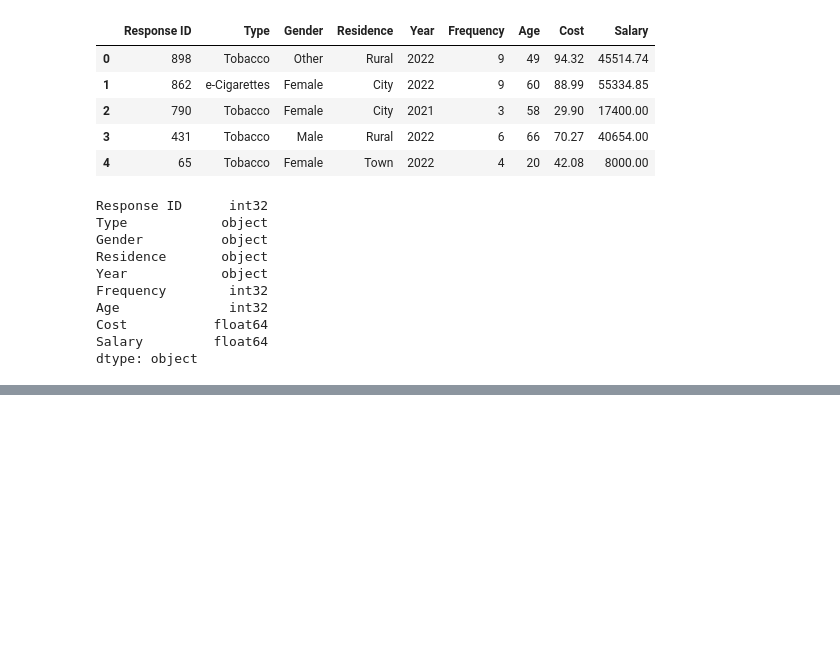
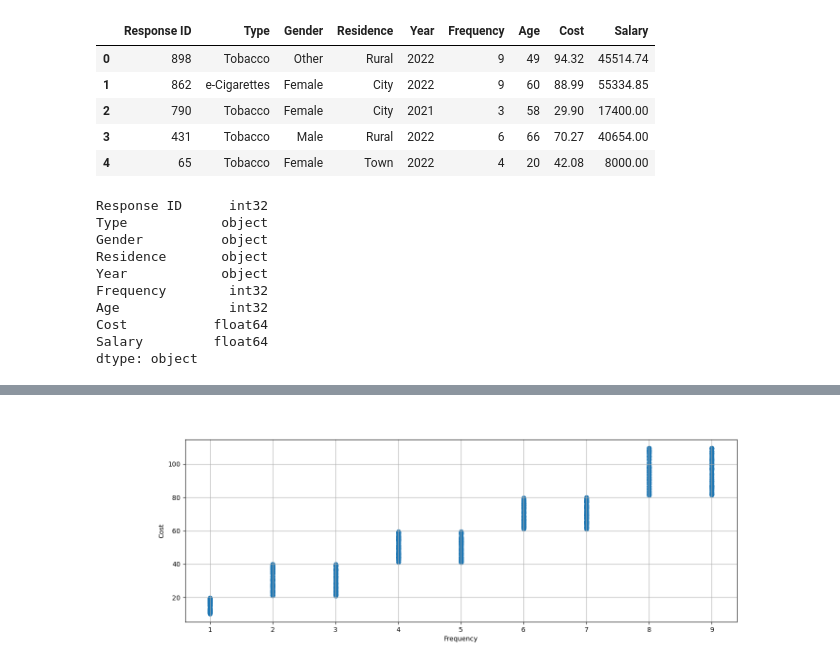
Before and after one commit to MSoD1/Programming-for-Data-Analysis, a Jupyter notebook: Project1_Synthesis_Data.ipynb, the cells around one changed output, grey strips where cells are left out. Cells and saved outputs as stored; diff of their text form; code cells hidden in the pictures; blank space fills up the shorter version.

Commit message:
Update Project1_Synthesis_Data.ipynb
Added charts and initial analyse

```diff
--- a/Project1_Synthesis_Data.ipynb
+++ b/Project1_Synthesis_Data.ipynb
@@ -109,0 +139,9 @@ df['Salary'] = np.float32(df['Salary'])
+# %%
+plt.subplots(figsize=(15,5))
+plt.scatter(df['Frequency'],df['Cost'])
+plt.xlabel('Frequency')
+plt.ylabel('Cost')
+plt.grid()
+plt.show()
+# %% [output]
+[figure, added]
```
Also changed, not shown: parts of 6 cells of this notebook.
